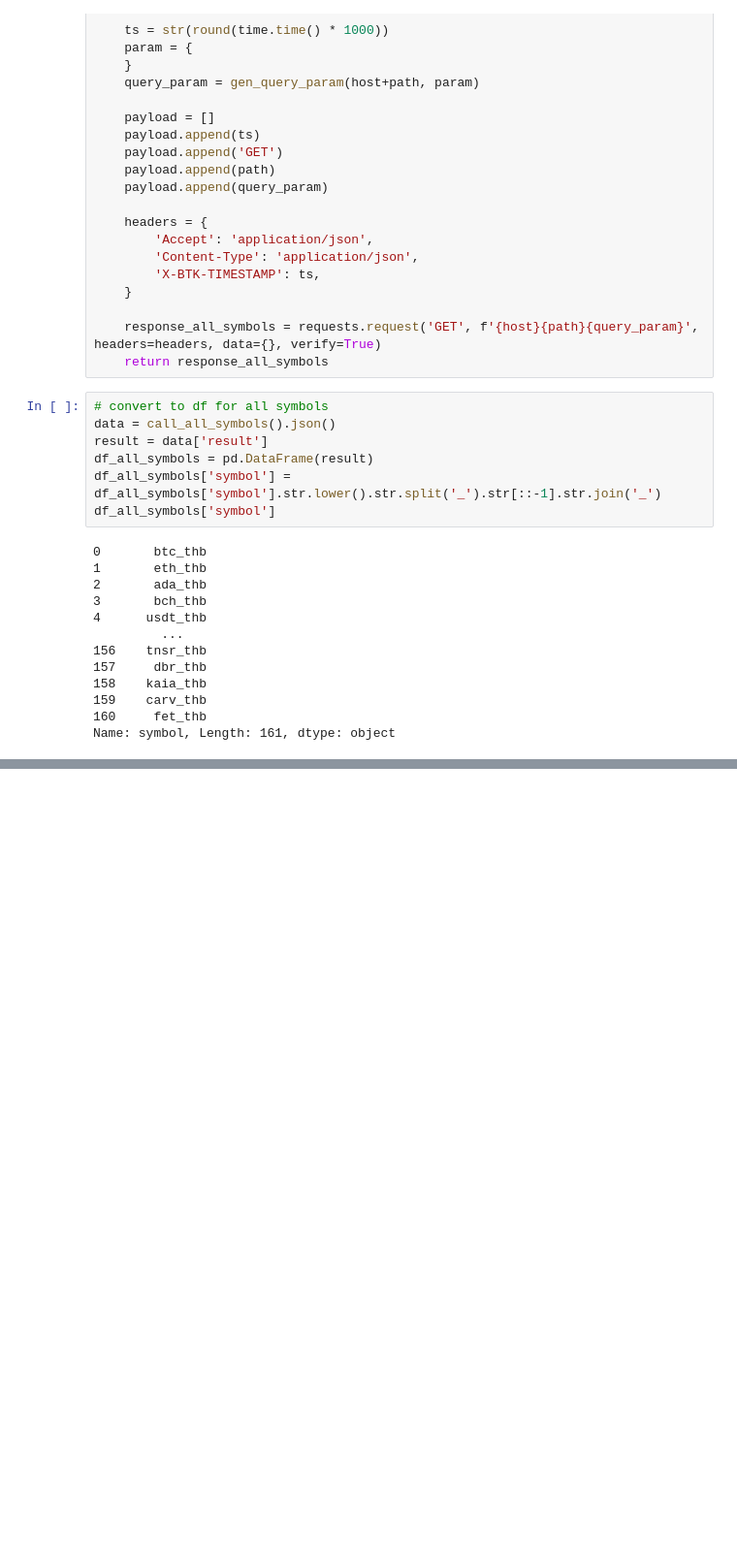
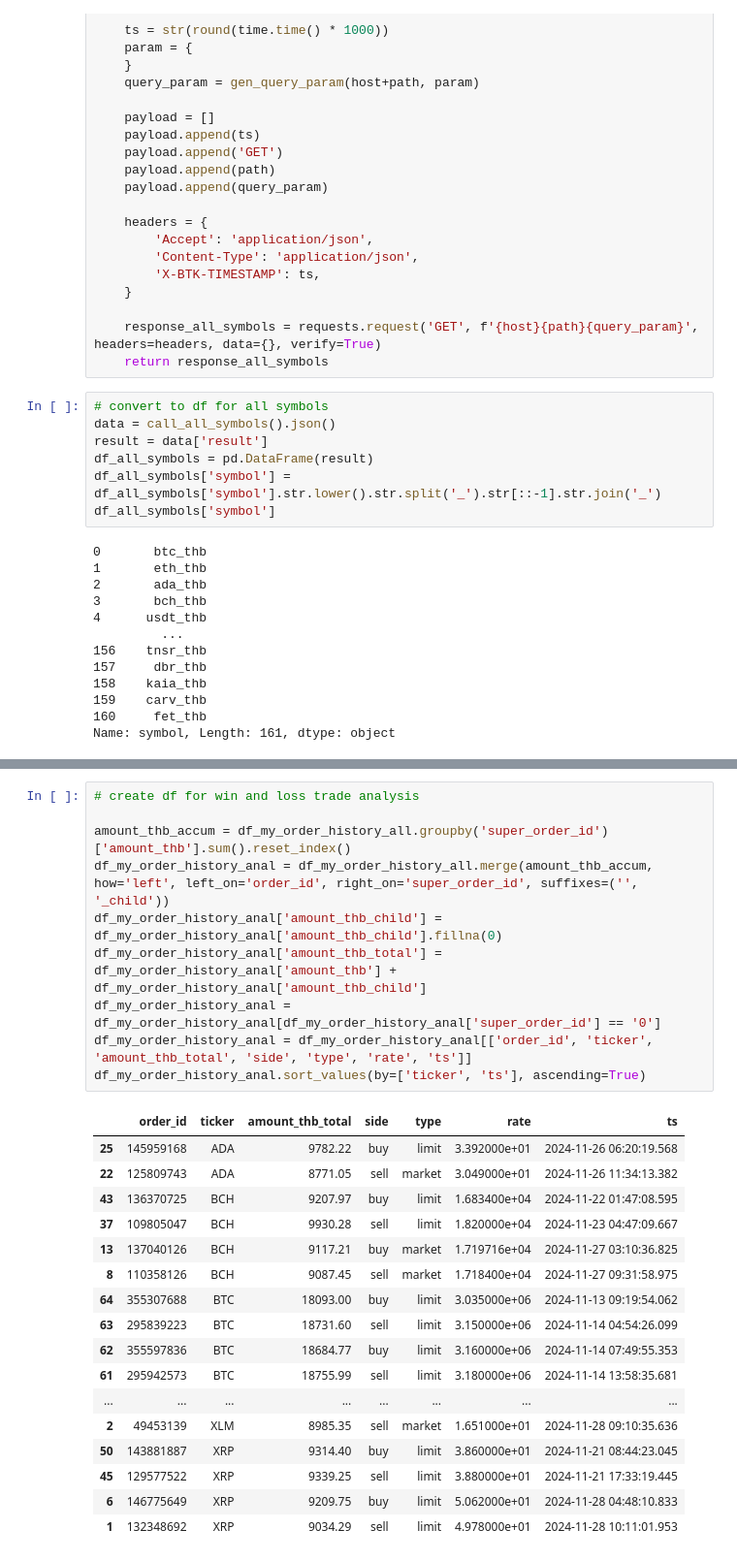
Before and after one commit to pau31975/im-bored, a Jupyter notebook: bitkub-api.ipynb, the cells around one changed output, grey strips where cells are left out. Shown at 97% size. Saved outputs shown, nothing was run; the diff lists cells and outputs as text; blank space fills up the shorter version.

Commit message:
anal i guess

```diff
--- a/bitkub-api.ipynb
+++ b/bitkub-api.ipynb
@@ -179,0 +195,28 @@ df_my_order_history_all
+# %%
+# create df for win and loss trade analysis
+
+amount_thb_accum = df_my_order_history_all.groupby('super_order_id')['amount_thb'].sum().reset_index()
+df_my_order_history_anal = df_my_order_history_all.merge(amount_thb_accum, how='left', left_on='order_id', right_on='super_order_id', suffixes=('', '_child'))
+df_my_order_history_anal['amount_thb_child'] = df_my_order_history_anal['amount_thb_child'].fillna(0)
+df_my_order_history_anal['amount_thb_total'] = df_my_order_history_anal['amount_thb'] + df_my_order_history_anal['amount_thb_child']
+df_my_order_history_anal = df_my_order_history_anal[df_my_order_history_anal['super_order_id'] == '0']
+df_my_order_history_anal = df_my_order_history_anal[['order_id', 'ticker', 'amount_thb_total', 'side', 'type', 'rate', 'ts']]
+df_my_order_history_anal.sort_values(by=['ticker', 'ts'], ascending=True)
+# %% [output]
+|  | order_id | ticker | amount_thb_total | side | type | rate | ts |
+| 25 | 145959168 | ADA | 9782.22 | buy | limit | 3.392000e+01 | 2024-11-26 06:20:19.568 |
+| 22 | 125809743 | ADA | 8771.05 | sell | market | 3.049000e+01 | 2024-11-26 11:34:13.382 |
+| 43 | 136370725 | BCH | 9207.97 | buy | limit | 1.683400e+04 | 2024-11-22 01:47:08.595 |
+| 37 | 109805047 | BCH | 9930.28 | sell | limit | 1.820000e+04 | 2024-11-23 04:47:09.667 |
+| 13 | 137040126 | BCH | 9117.21 | buy | market | 1.719716e+04 | 2024-11-27 03:10:36.825 |
+| 8 | 110358126 | BCH | 9087.45 | sell | market | 1.718400e+04 | 2024-11-27 09:31:58.975 |
+| 64 | 355307688 | BTC | 18093.00 | buy | limit | 3.035000e+06 | 2024-11-13 09:19:54.062 |
+| 63 | 295839223 | BTC | 18731.60 | sell | limit | 3.150000e+06 | 2024-11-14 04:54:26.099 |
+| 62 | 355597836 | BTC | 18684.77 | buy | limit | 3.160000e+06 | 2024-11-14 07:49:55.353 |
+| 61 | 295942573 | BTC | 18755.99 | sell | limit | 3.180000e+06 | 2024-11-14 13:58:35.681 |
+| ... | ... | ... | ... | ... | ... | ... | ... |
+| 2 | 49453139 | XLM | 8985.35 | sell | market | 1.651000e+01 | 2024-11-28 09:10:35.636 |
+| 50 | 143881887 | XRP | 9314.40 | buy | limit | 3.860000e+01 | 2024-11-21 08:44:23.045 |
+| 45 | 129577522 | XRP | 9339.25 | sell | limit | 3.880000e+01 | 2024-11-21 17:33:19.445 |
+| 6 | 146775649 | XRP | 9209.75 | buy | limit | 5.062000e+01 | 2024-11-28 04:48:10.833 |
+| 1 | 132348692 | XRP | 9034.29 | sell | limit | 4.978000e+01 | 2024-11-28 10:11:01.953 |
```
Also changed, not shown: parts of 4 cells of this notebook.
